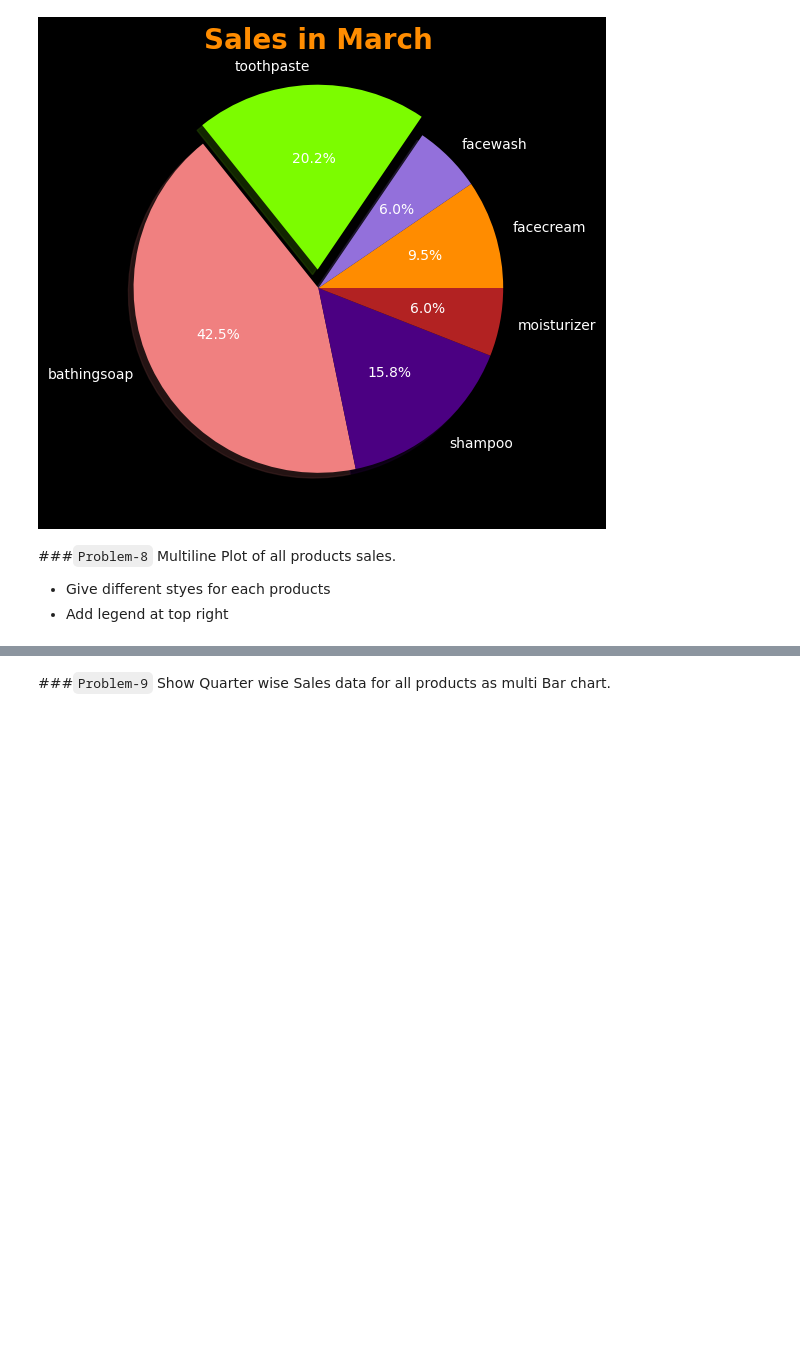
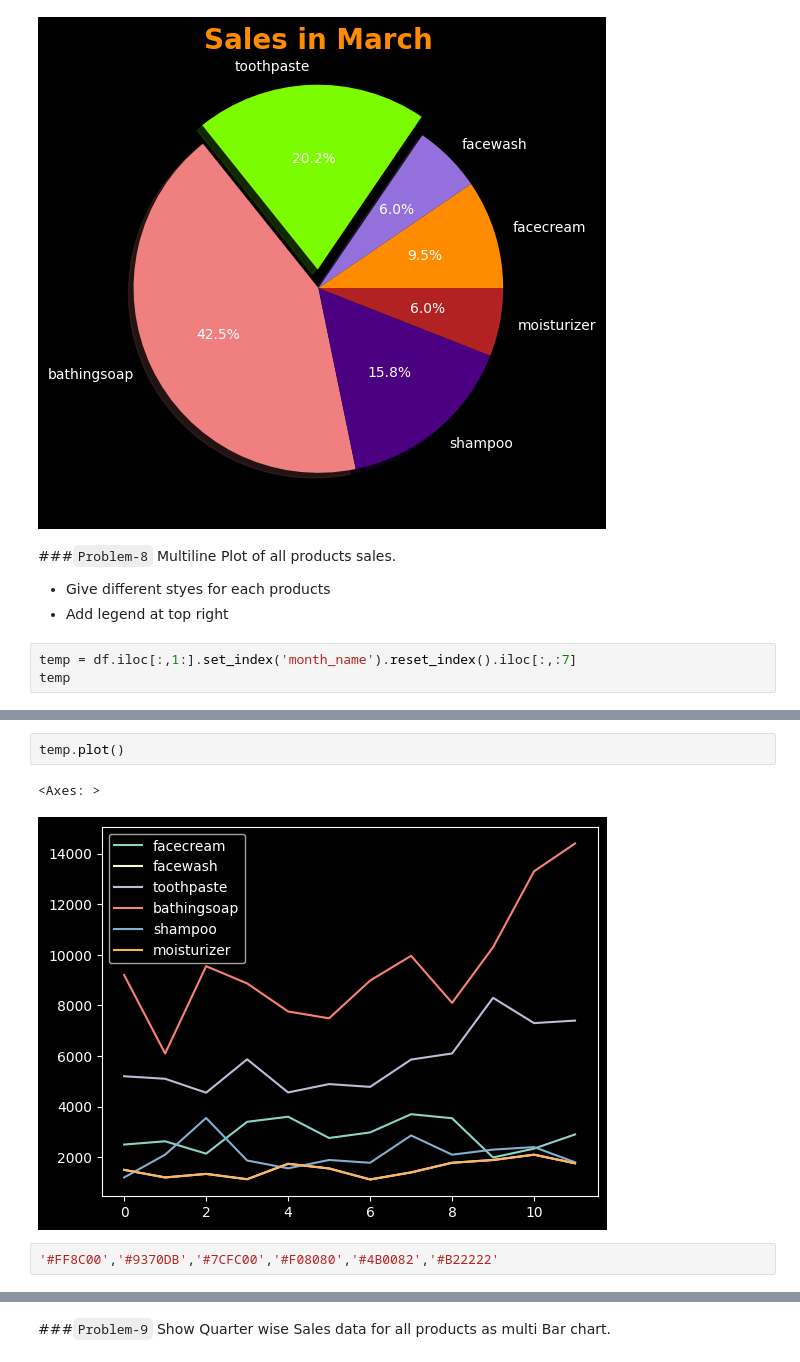
Before and after one commit to rishabhk1501/Data-Analytics-Tasks, a Jupyter notebook: session_23_task_soln.ipynb, the cells around one changed output, grey strips where cells are left out. Cells and saved outputs as stored; diff of their text form; blank space fills up the shorter version.

```diff
--- a/session_23_task_soln.ipynb
+++ b/session_23_task_soln.ipynb
@@ -283,3 +283,6 @@ plt.show()
 ###`Problem-8` Multiline Plot of all products sales.
 * Give different styes for each products
 * Add legend at top right
+# %%
+temp = df.iloc[:,1:].set_index('month_name').reset_index().iloc[:,:7]
+temp
@@ -285,0 +303,7 @@ plt.show()
+# %%
+temp.plot()
+# %% [output]
+<Axes: >
+[figure, added]
+# %%
+'#FF8C00','#9370DB','#7CFC00','#F08080','#4B0082','#B22222'
```
Also changed, not shown: parts of 2 cells of this notebook.
